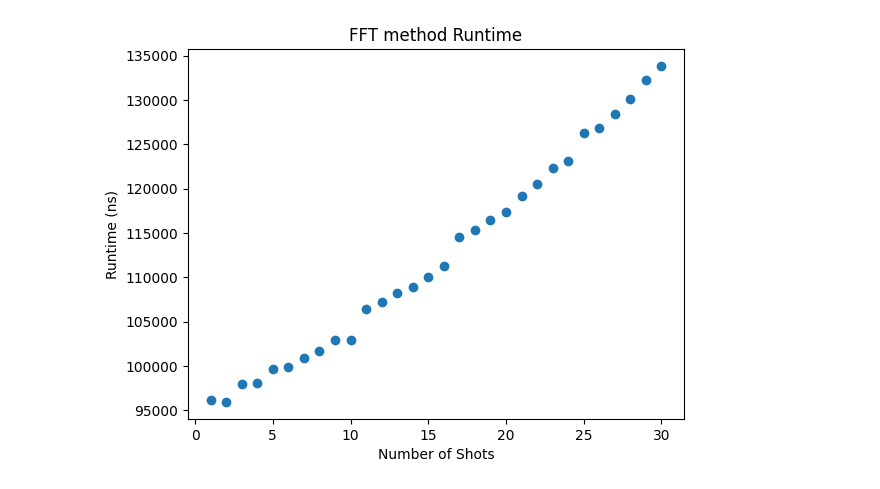
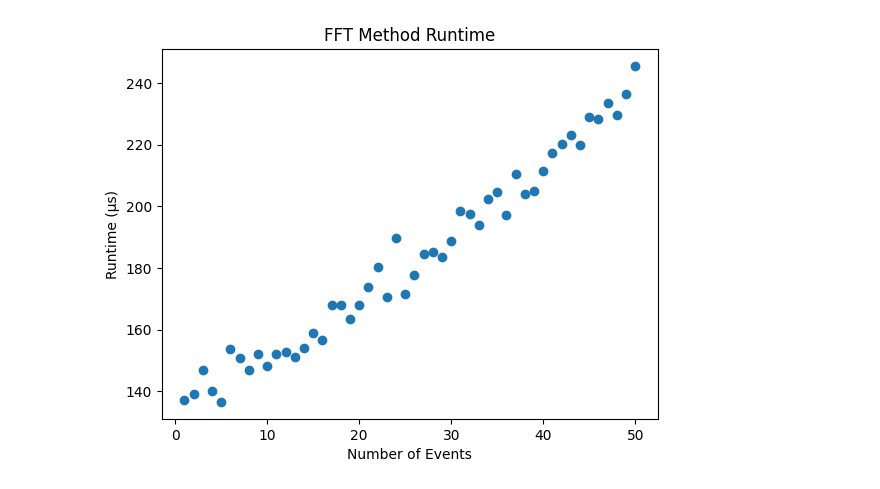
Before and after one commit to StrikerBadger/bachelor-thesis, a Jupyter notebook: assess_algos.ipynb, the cells around one changed output. Cells and saved outputs as stored; diff of their text form; code cells hidden in the pictures.

Commit message:
Regression and Simulation results

```diff
--- a/assess_algos.ipynb
+++ b/assess_algos.ipynb
@@ -70,30 +70,36 @@ def assess_one_fft(p_is):
     res = PoiBin(p_is).get_pmf_xi()
     execution_time = time.perf_counter_ns() - execution_time
     return res, execution_time
+
+def simulation(p_is, n=2500):
+    execution_time = time.perf_counter_ns()
+    amnts = [0]*(len(p_is)+1)
+    for _ in range(n):
+        goal_amnt = sum([int(random.random() < p_i) for p_i in p_is])
+        amnts[goal_amnt] += 1
+    res = [amnt/n for amnt in amnts]
+    execution_time = time.perf_counter_ns() - execution_time
+    return res, execution_time
 # %%
-N = 30
-RERUNS = 6000
-dp_times, fft_times = {i: [] for i in range(1, N+1)}, {i: [] for i in range(1, N+1)}
+N = 50
+RERUNS = 50
+dp_times, fft_times, sim_times = {i: [] for i in range(1, N+1)}, {i: [] for i in range(1, N+1)}, {i: [] for i in range(1, N+1)}
 total_runs = RERUNS*N
 loopcount = 0
 
-while any([len(dp_times[i]) < RERUNS for i in range(1, N+1)]):
+while any([len(dp_times[i]) < RERUNS for i in range(1, N+1)]) or any([len(fft_times[i]) < RERUNS for i in range(1, N+1)]):
     length = random.randint(1, N)
     if len(dp_times[length]) == RERUNS:
         continue
     p_is = xg_df.sample(length, replace=True).values.flatten().tolist()
     dp_times[length].append(assess_one_dp(p_is)[1])
     fft_times[length].append(assess_one_fft(p_is)[1])
+    sim_times[length].append(simulation(p_is)[1])
     if loopcount % (total_runs//10) == 0:
         print(f'{loopcount}/{total_runs} runs completed')
     loopcount += 1
 
-dp_times = [statistics.median(dp_times[i]) for i in range(1, N+1)]
-fft_times = [statistics.median(fft_times[i]) for i in range(1, N+1)]
-
-plt.scatter(range(1, N+1), dp_times)
-plt.title('DP method Runtime')
-plt.xlabel('Number of Shots')
-plt.ylabel('Runtime (ns)')
-plt.show()
+dp_times = [statistics.mean(dp_times[i]) for i in range(1, N+1)]
+fft_times = [statistics.mean(fft_times[i]) for i in range(1, N+1)]
+sim_times = [statistics.mean(sim_times[i]) for i in range(1, N+1)]
 # %% [output]
@@ -111,9 +116,12 @@ plt.show()
 # %%
+fft_times = [x/1000 for x in fft_times]
+dp_times = [x/1000 for x in dp_times]
+sim_times = [x/1000 for x in sim_times]
 plt.clf()
 plt.scatter(range(1, N+1), fft_times)
-plt.title('FFT method Runtime')
-plt.xlabel('Number of Shots')
-plt.ylabel('Runtime (ns)')
+plt.title('FFT Method Runtime')
+plt.xlabel('Number of Events')
+plt.ylabel('Runtime (μs)')
 plt.show()
 # %% [output]
-[figure, old version]
+[figure, new version]
```
Also changed, not shown: parts of 11 cells of this notebook, 3 other files.
